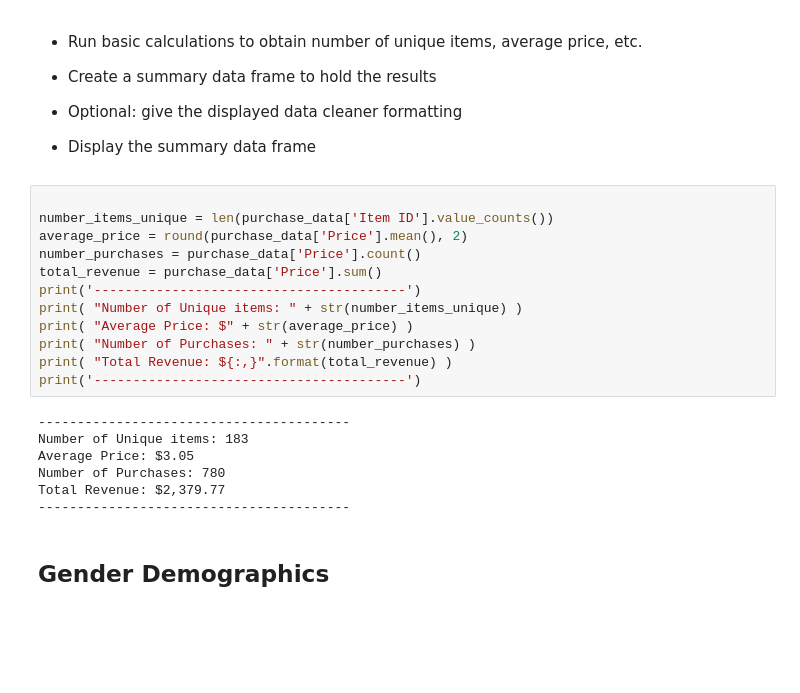
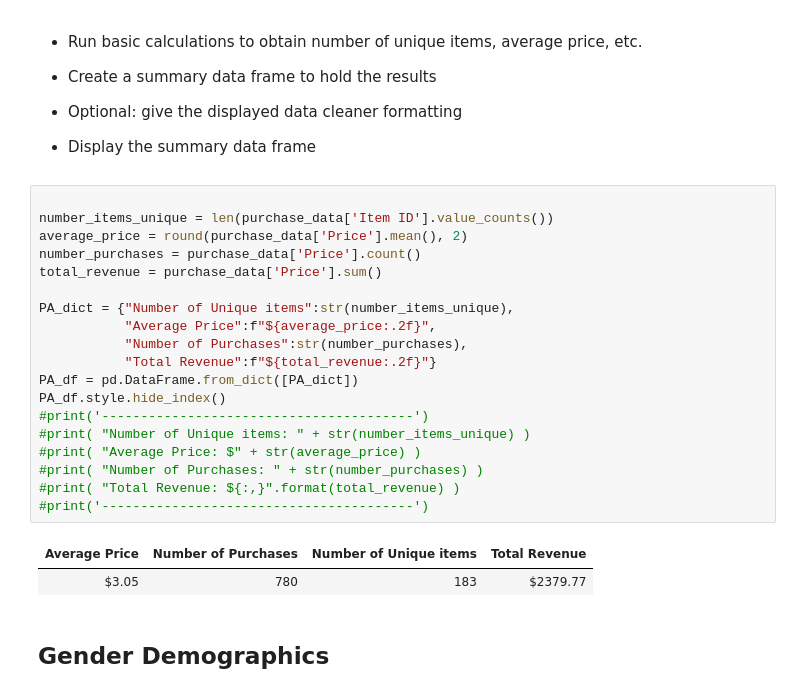
Before and after one commit to pGuillergan/pandas-challenge, a Jupyter notebook: HeroesOfPymoli/HeroesOfPymoli_Paul_G.ipynb, the cells around one changed output. Drawn from its saved outputs; the diff is of its cells as text; blank space fills up the shorter version.

```diff
--- a/HeroesOfPymoli/HeroesOfPymoli_Paul_G.ipynb
+++ b/HeroesOfPymoli/HeroesOfPymoli_Paul_G.ipynb
@@ -53,22 +55,25 @@ Total Number of Players: 576
 # %%
 
 number_items_unique = len(purchase_data['Item ID'].value_counts())
 average_price = round(purchase_data['Price'].mean(), 2)
 number_purchases = purchase_data['Price'].count()
 total_revenue = purchase_data['Price'].sum()
-print('----------------------------------------')
-print( "Number of Unique items: " + str(number_items_unique) )
-print( "Average Price: $" + str(average_price) )
-print( "Number of Purchases: " + str(number_purchases) )
-print( "Total Revenue: ${:,}".format(total_revenue) )
-print('----------------------------------------')
+
+PA_dict = {"Number of Unique items":str(number_items_unique),
+           "Average Price":f"${average_price:.2f}",
+           "Number of Purchases":str(number_purchases),
+           "Total Revenue":f"${total_revenue:.2f}"}
+PA_df = pd.DataFrame.from_dict([PA_dict])
+PA_df.style.hide_index()
+#print('----------------------------------------')
+#print( "Number of Unique items: " + str(number_items_unique) )
+#print( "Average Price: $" + str(average_price) )
+#print( "Number of Purchases: " + str(number_purchases) )
+#print( "Total Revenue: ${:,}".format(total_revenue) )
+#print('----------------------------------------')
 # %% [output]
-----------------------------------------
-Number of Unique items: 183
-Average Price: $3.05
-Number of Purchases: 780
-Total Revenue: $2,379.77
-----------------------------------------
+| Average Price | Number of Purchases | Number of Unique items | Total Revenue |
+| $3.05 | 780 | 183 | $2379.77 |
 # %% [markdown]
 ## Gender Demographics
 # %% [markdown]
```
Also changed, not shown: parts of 2 cells of this notebook.
